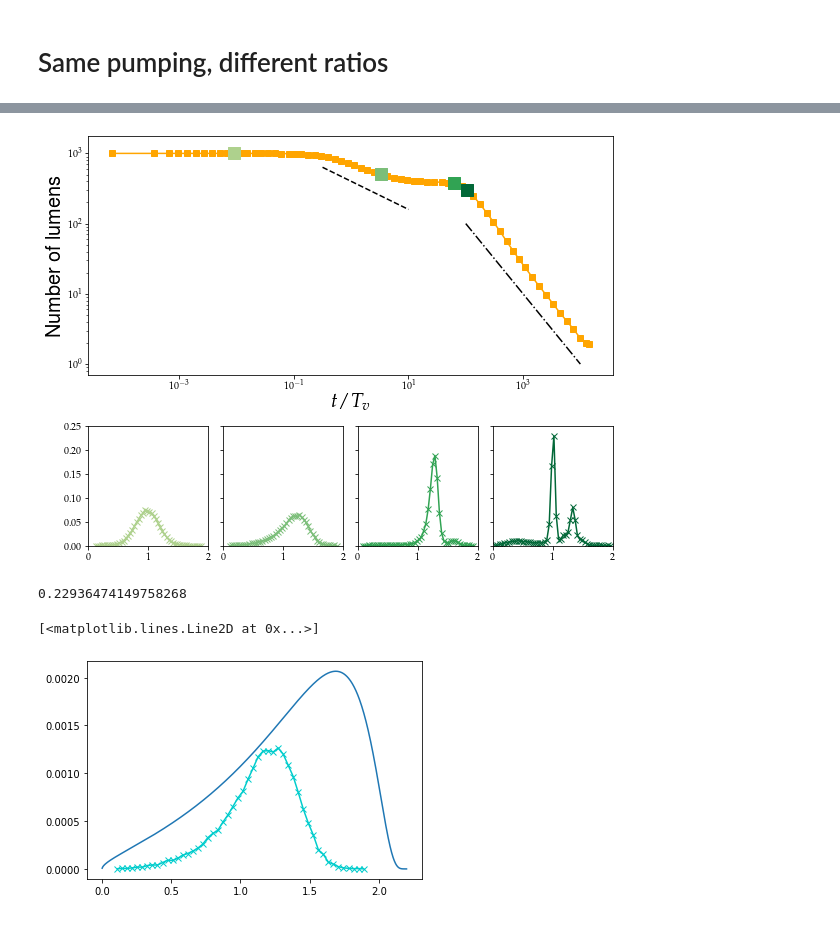
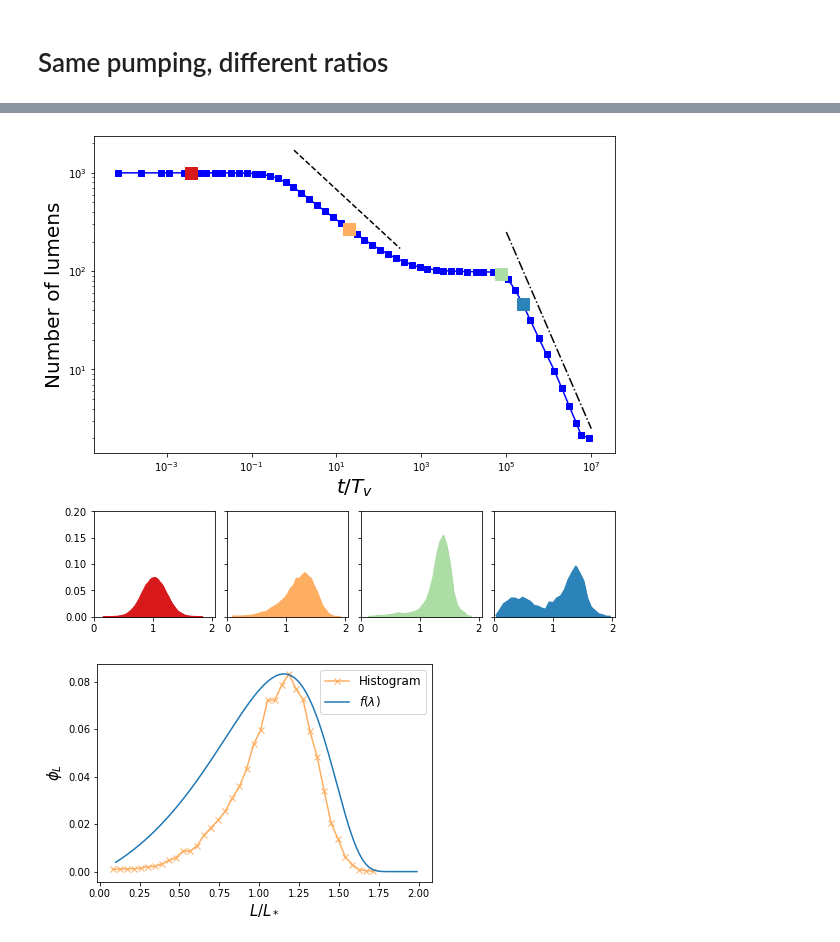
Before and after one commit to VirtualEmbryo/hydroosmotic_chain, a Jupyter notebook: _notebook/osmotic - pumping.ipynb, the cells around one changed output, grey strips where cells are left out. Cells and saved outputs as stored; diff of their text form; code cells hidden in the pictures.

```diff
--- a/_notebook/osmotic - pumping.ipynb
+++ b/_notebook/osmotic - pumping.ipynb
@@ -33,3 +31,7 @@ Ltot = 12000
+# %%
+Ltot = 12000
+tauv, ell0, chiv, L0 = 1., 10., 50., 1.
+xiv = chiv*ell0
 # %%
 def plot_osmotic(chis, chiv, path_list, plot_param_list, Nt_list, rescale = False) :
     label = False
@@ -94,7 +110,8 @@ plt.yscale('log')
 rescaled = False
 
 #for chi in chi_dict.keys() :
-for chi in [(500, 500)] :
+#for chi in [(5, 5), (50, 50),(500, 500), (1, 500)] :
+for chi in [(1, 5), (1, 50), (1, 500)] :
     for ca in ca_dict.keys() :
         #if ca != 0 :
         try :
@@ -104,6 +121,7 @@ for chi in [(500, 500)] :
                 else :
                     plt.plot(Nt_N1000[chi][ca][n][:, 0], Nt_N1000[chi][ca][n][:, 1], color = ca_dict[ca][1], marker=chi_dict[chi][0], markersize=chi_dict[chi][1], alpha=chi_dict[chi][2], linewidth=chi_dict[chi][3])
         except :
+            print(chi, ca)
             pass
 
 
@@ -126,7 +144,7 @@ if rescaled :
 else :
     plt.xlabel('Time [s]', fontsize=15)
 plt.ylabel('N(t)', fontsize=15)
-plt.title(r'HO-chain of N(0)=1000 lumens with constant pumping $c_a$', fontsize=15)
+plt.title(r'HO-chain of N(0)=1000 lumens with constant pumping $j_a$', fontsize=15)
 plt.legend(fontsize=15, loc=3)
 #plt.savefig('coarsening_pumping_chis500_chiv500.png', format='png')
 plt.show()
@@ -658,12 +549,14 @@ plt.plot(x/np.average(x), y)
 # %%
 NT_p = {}
-chis, chiv = 50, 50
-for ca in ['1e-2', '1e-1', '1e0', '1e1'] :
-    print('ca : ', ca, ' running...', end='\r')
+#chis, chiv = 50, 50
+chis, chiv = 1, 50
+#for ca in ['1e-2', '1e-1', '1e0', '1e1'] :
+for ca in ['1e-2'] :
+    print('ca : ', ca, ' running...', end='\n')
     NT_p[ca] = {}
     if ca != 10 :
         for n in range(20) :
-            filename = os.path.join(main_dir, 'N1000', 'chis50_chiv50', 'ca'+ca, 'run'+str(n).zfill(4), 'sim_nlum.dat')
+            filename = os.path.join(main_dir, 'N1000', 'chiv'+str(chiv)+'_chis'+str(chis), 'ca'+ca, 'run'+str(n).zfill(4), 'sim_nlum.dat')
             NT_p[ca][n] = np.loadtxt(filename)
 
     else :
@@ -825,64 +646,70 @@ plt.plot(distrib[0]/np.average(distrib[0]), distrib[1], label='t = ' +"{:2.2e}".
-# %%
-tauv, L0, ell0, chiv = 1., 1., 10., 50.
 # %%
 from matplotlib.gridspec import GridSpec
 
 
-fig = plt.figure(constrained_layout=True, figsize=(8, 6))
+fig = plt.figure(constrained_layout=True, figsize=(8, 7))
 #fig = plt.figure(figsize=(8, 6))
 #fig.tight_layout(pad=100.0)
 
-gs = GridSpec(3, 4, figure=fig)
+gs = GridSpec(4, 4, figure=fig)
 ax1 = fig.add_subplot(gs[:-1, :])
 ax2 = fig.add_subplot(gs[-1, 0])
 ax3 = fig.add_subplot(gs[-1, 1])
 ax3.set_yticklabels([])
 ax4 = fig.add_subplot(gs[-1, 2])
 ax4.set_yticklabels([])
 ax5 = fig.add_subplot(gs[-1, 3])
 ax5.set_yticklabels([])
 ax_steps = [ax2, ax3, ax4, ax5]
 
 #fig.suptitle("GridSpec")
 #format_axes(fig)
 Tv = tauv*L0/(mu*eps*ell0*chiv**2)
 
 ax1.set_xscale('log')
 ax1.set_yscale('log')
-ax1.plot(res_avg[:, 0]/Tv, res_avg[:, 1], marker='s', color = ca_dict[1e1][1], label = 'ca = '+str(ca))
-a1, k1, t1 = -2/5., 400., np.logspace(-0.5, 1, 101)
-a2, k2, t2 = -1., 10000., np.logspace(2, 4, 101)
+ax1.plot(res_avg[:, 0]/Tv, res_avg[:, 1], marker='s', color = ca_dict[float(ca)][1], label = 'ca = '+str(ca))
+a1, k1, t1 = -2/5., 1700., np.logspace(0, 2.5, 101)
+a2, k2, t2 = -1., 25000000., np.logspace(5, 7, 101)
 ax1.plot(t1, k1*t1**a1, color='k', linestyle='--')
 ax1.plot(t2, k2*t2**a2, color='k', linestyle='-.')
 ax1.set_xlabel(r'$t/T_v$', fontsize=20)
 ax1.set_ylabel(r'Number of lumens', fontsize=20)
 #ax1.grid()
 
 i=0
+chiv, chis = 50, 1
+ca = '1e-2'
 for s in steps :
     ax1.scatter(res_avg[s, 0]/Tv, res_avg[s, 1], color=col_steps[s], zorder=10, marker='s', s=150)
-    distrib = np.loadtxt('Nt_avg_chis50_chiv50_ca'+ca+'_step'+str(s)+'.txt')
-    ax_steps[i].plot(distrib[0]/np.average(distrib[0]), distrib[1], label='t = ' +"{:2.2e}".format(res_avg[s, 0]), marker='x', color=col_steps[s])
-    ax_steps[i].set_ylim(0., .25)
-    ax_steps[i].set_xlim(0., 2)
+    distrib = np.loadtxt('Nt_avg_chiv'+str(chiv)+'_chis'+str(chis)+'_ca'+ca+'_step'+str(s)+'.txt')
+    ax_steps[i].plot(distrib[0]/np.average(distrib[0]), distrib[1], label='t = ' +"{:2.2e}".format(res_avg[s, 0]), color=col_steps[s])
+    ax_steps[i].fill_between(distrib[0]/np.average(distrib[0]), 0., distrib[1], color=col_steps[s])
+    ax_steps[i].set_xlim(0., 2.05)
+    ax_steps[i].set_ylim(0., 0.2)
     i += 1
 
 plt.savefig('/Users/mathieuleverge/Documents/cavidoc/hydroosmotic/pumping_distributions.eps')
+plt.show()
 # %% [output]
-[figure, old version]
+[figure, new version]
-# %%
-print(np.max(distrib[1]))
-# %% [output]
-0.22936474149758268
 # %%
-z = np.linspace(1e-3, 2.2, 1000)
+z = np.linspace(0.1, 1.99, 1001)
 dz = z[1]-z[0]
 sol = calc_fz(z, dz=dz)
+gamma = np.sum(sol*z**2)
 
 s = steps[1]
-distrib = np.loadtxt('Nt_avg_chis50_chiv50_ca'+ca+'_step'+str(s)+'.txt')
-plt.plot(distrib[0]/np.average(distrib[0]), distrib[1]/50, label='t = ' +"{:2.2e}".format(res_avg[s, 0]), marker='x', color=col_steps[s])
-plt.plot(z, sol)
+distrib = np.loadtxt('Nt_avg_chiv50_chis1_ca'+ca+'_step'+str(s)+'.txt')
+plt.plot(distrib[0]/(gamma*np.average(distrib[0])), distrib[1], marker='x', color=col_steps[s], label = 'Histogram')
+plt.plot(z, sol/np.max(sol)*np.max(distrib[1]), label = r'$f(\lambda)$')
+
+
+plt.xlabel(r'$L / L_*$', fontsize=15)
+plt.ylabel(r'$\phi_L$', fontsize=15)
+plt.legend(fontsize=12)
+
+plt.title('', fontsize=12)
+plt.show()
 # %% [output]
-[<matplotlib.lines.Line2D at 0x...>]
-[figure, old version]
+[figure, new version]
```
Also changed, not shown: parts of 27 cells of this notebook, 35 other files.
